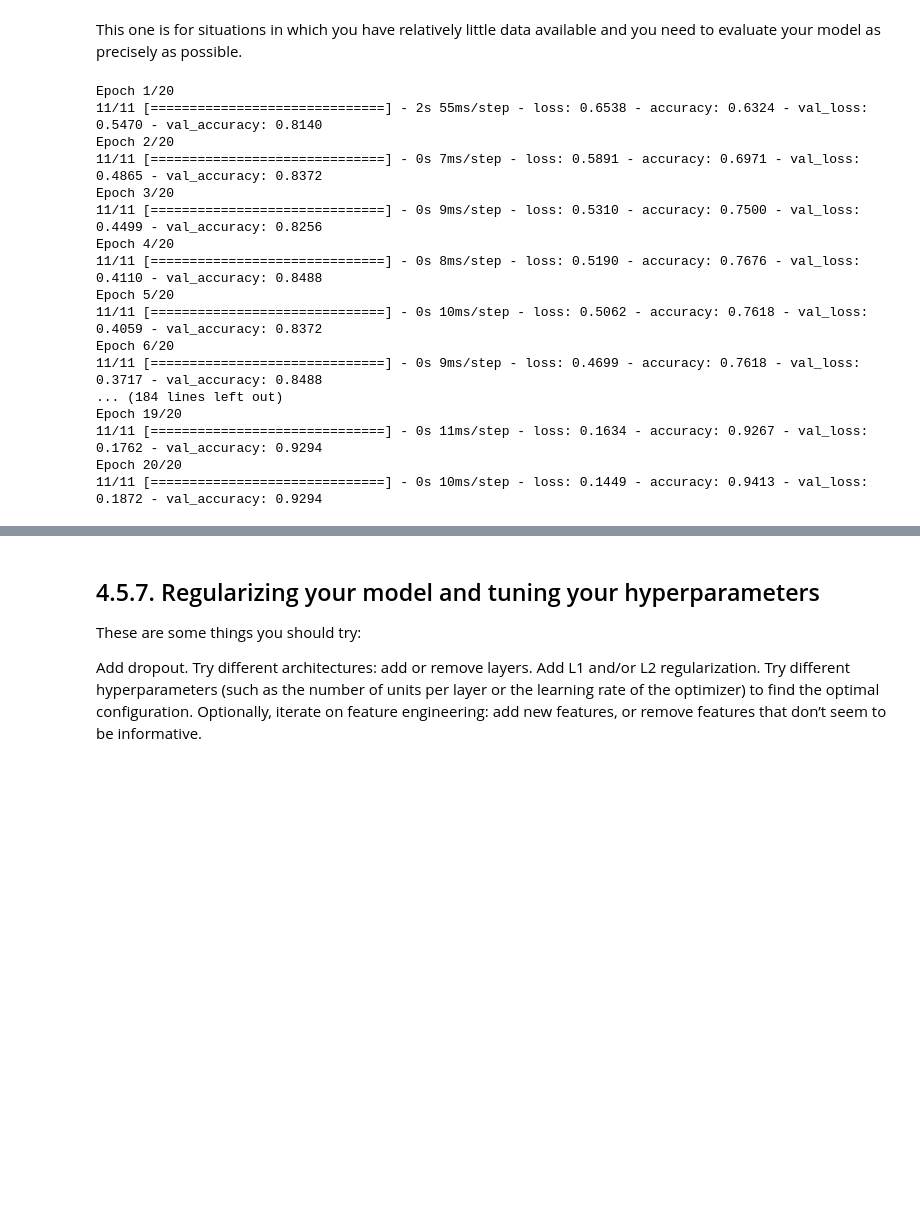
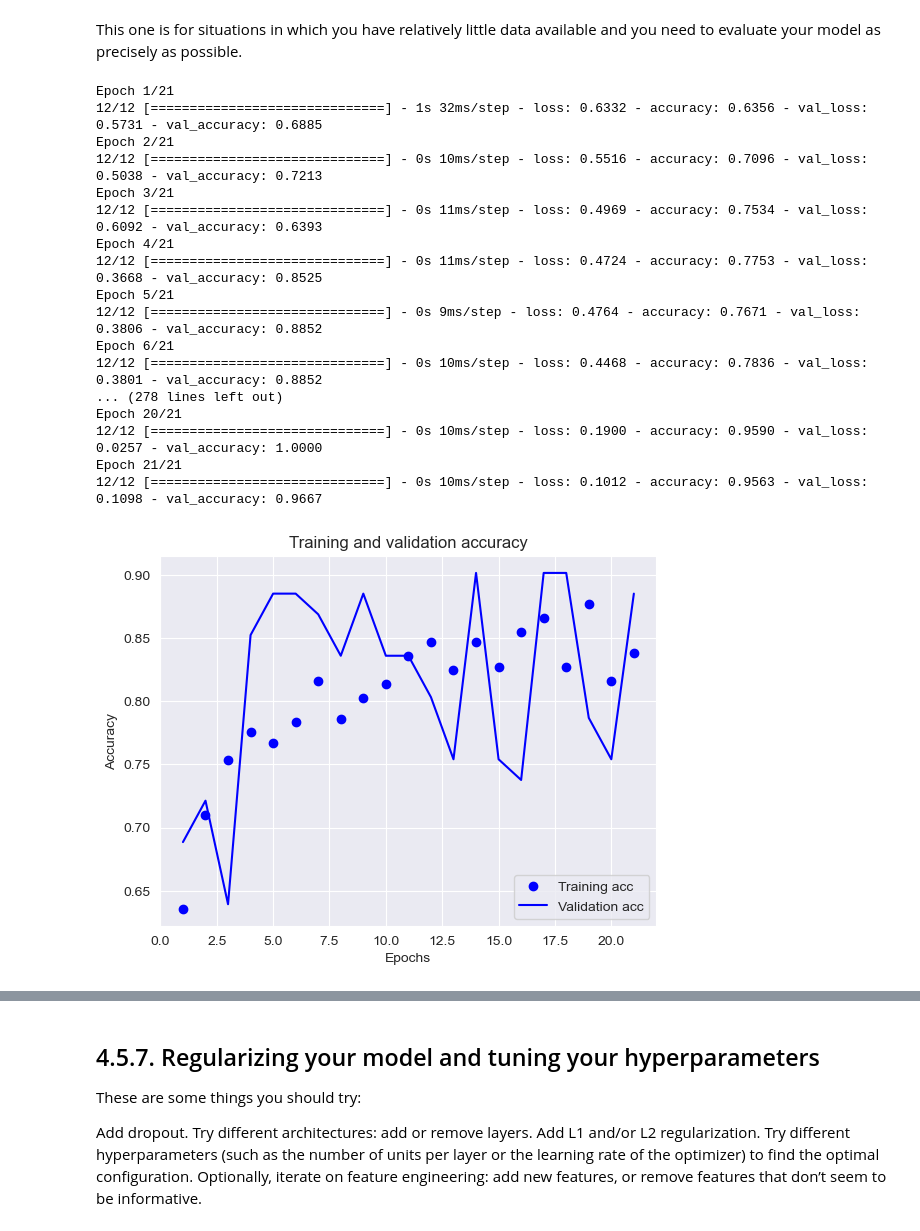
Before and after one commit to nixspirit/ml-projects, a Jupyter notebook: labs/final/final.ipynb, the cells around one changed output, grey strips where cells are left out. Cells and saved outputs as stored; diff of their text form; code cells hidden in the pictures; blank space fills up the shorter version.

```diff
--- a/labs/final/final.ipynb
+++ b/labs/final/final.ipynb
@@ -278,47 +285,56 @@ This one is for situations in which you have relatively little data available an
 # %%
 from sklearn.model_selection import StratifiedKFold
 
-k = 5
-advanced_epochs = 20
-# advanced_batch_size = 64
+k = 7
+advanced_epochs = 21
+advanced_batch_size = 128
 scores = []
 
 advanced_model = Sequential([
     Dense(256, activation='relu', input_shape=(seasons_data_all.shape[1],)),
     Dense(128, activation='relu', ),
     Dense(64, activation='relu', ),
     Dense(32, activation='relu', ),
     Dense(1, activation='sigmoid')
 ])
 
 advanced_model.compile(optimizer='rmsprop',
                        loss='binary_crossentropy',
                        metrics=['accuracy'])
 
 kfold = StratifiedKFold(n_splits=k, shuffle=True, random_state=42)
 for train_idx, val_idx in kfold.split(data, target):
     X_train_fold, X_val_fold = data[train_idx], data[val_idx]
     y_train_fold, y_val_fold = target[train_idx], target[val_idx]
     scores.append(advanced_model.fit(X_train_fold,
                                      y_train_fold,
                                      epochs=advanced_epochs,
                                      # batch_size=advanced_batch_size,
                                      validation_data=(X_val_fold, y_val_fold)))
+
+for hist in scores:
+    hist_dict = hist.history
+    plot_history('Training and validation accuracy', 'Epochs', 'Accuracy',
+                 'Training acc', hist_dict['accuracy'], 'Validation acc', hist_dict['val_accuracy'])
+
+advanced_prediction_2022 = advanced_model.evaluate(seasons_data_2022, seasons_target_2022)
+print(f'Advanced model prediction accuracy is {advanced_prediction_2022[1]}, loss is {advanced_prediction_2022[0]}')
 # %% [output]
-Epoch 1/20
-11/11 [==============================] - 2s 55ms/step - loss: 0.6538 - accuracy: 0.6324 - val_loss: 0.5470 - val_accuracy: 0.8140
-Epoch 2/20
-11/11 [==============================] - 0s 7ms/step - loss: 0.5891 - accuracy: 0.6971 - val_loss: 0.4865 - val_accuracy: 0.8372
-Epoch 3/20
-11/11 [==============================] - 0s 9ms/step - loss: 0.5310 - accuracy: 0.7500 - val_loss: 0.4499 - val_accuracy: 0.8256
-Epoch 4/20
-11/11 [==============================] - 0s 8ms/step - loss: 0.5190 - accuracy: 0.7676 - val_loss: 0.4110 - val_accuracy: 0.8488
-Epoch 5/20
-11/11 [==============================] - 0s 10ms/step - loss: 0.5062 - accuracy: 0.7618 - val_loss: 0.4059 - val_accuracy: 0.8372
-Epoch 6/20
-11/11 [==============================] - 0s 9ms/step - loss: 0.4699 - accuracy: 0.7618 - val_loss: 0.3717 - val_accuracy: 0.8488
-... (184 lines left out)
-Epoch 19/20
-11/11 [==============================] - 0s 11ms/step - loss: 0.1634 - accuracy: 0.9267 - val_loss: 0.1762 - val_accuracy: 0.9294
-Epoch 20/20
-11/11 [==============================] - 0s 10ms/step - loss: 0.1449 - accuracy: 0.9413 - val_loss: 0.1872 - val_accuracy: 0.9294
+Epoch 1/21
+12/12 [==============================] - 1s 32ms/step - loss: 0.6332 - accuracy: 0.6356 - val_loss: 0.5731 - val_accuracy: 0.6885
+Epoch 2/21
+12/12 [==============================] - 0s 10ms/step - loss: 0.5516 - accuracy: 0.7096 - val_loss: 0.5038 - val_accuracy: 0.7213
+Epoch 3/21
+12/12 [==============================] - 0s 11ms/step - loss: 0.4969 - accuracy: 0.7534 - val_loss: 0.6092 - val_accuracy: 0.6393
+Epoch 4/21
+12/12 [==============================] - 0s 11ms/step - loss: 0.4724 - accuracy: 0.7753 - val_loss: 0.3668 - val_accuracy: 0.8525
+Epoch 5/21
+12/12 [==============================] - 0s 9ms/step - loss: 0.4764 - accuracy: 0.7671 - val_loss: 0.3806 - val_accuracy: 0.8852
+Epoch 6/21
+12/12 [==============================] - 0s 10ms/step - loss: 0.4468 - accuracy: 0.7836 - val_loss: 0.3801 - val_accuracy: 0.8852
+... (278 lines left out)
+Epoch 20/21
+12/12 [==============================] - 0s 10ms/step - loss: 0.1900 - accuracy: 0.9590 - val_loss: 0.0257 - val_accuracy: 1.0000
+Epoch 21/21
+12/12 [==============================] - 0s 10ms/step - loss: 0.1012 - accuracy: 0.9563 - val_loss: 0.1098 - val_accuracy: 0.9667
+[figure, added]
```
Also changed, not shown: parts of 8 cells of this notebook.
